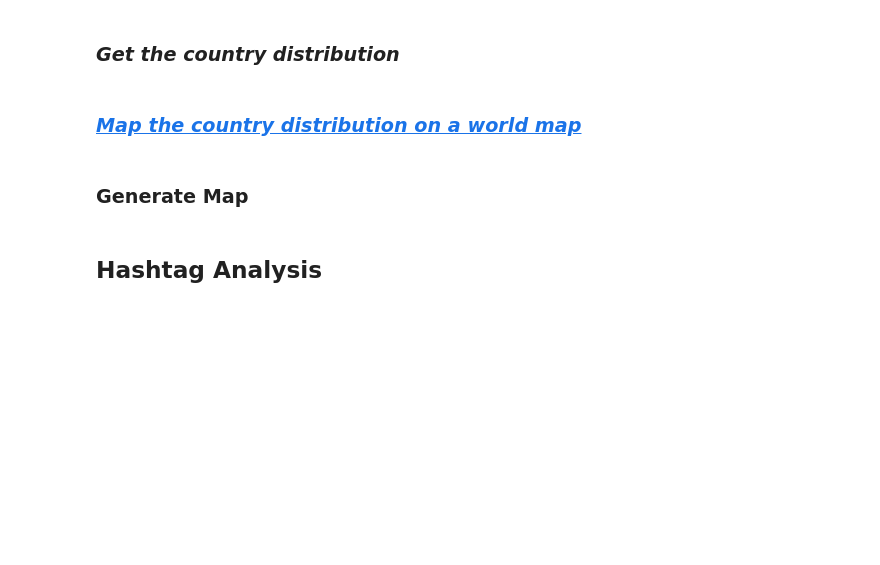
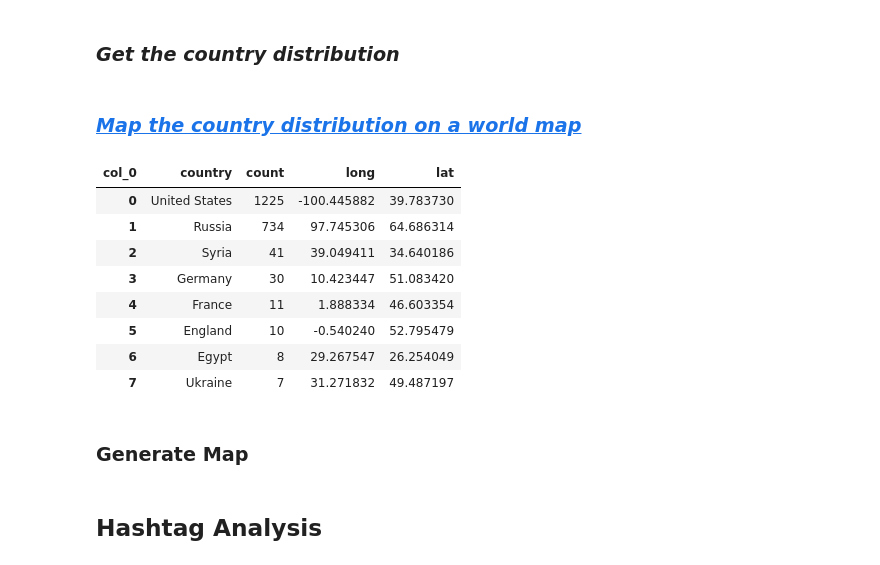
Before and after one commit to ashero0/elections-integrity-analysis, a Jupyter notebook: Milestone_1.ipynb, the cells around one changed output. Saved outputs shown, nothing was run; the diff lists cells and outputs as text; code cells hidden in the pictures; blank space fills up the shorter version.

```diff
--- a/Milestone_1.ipynb
+++ b/Milestone_1.ipynb
@@ -260,6 +277,18 @@ geolocator = Nominatim(user_agent="twitter_bot_analysis")
 # Get the long and lat coordinates of countries
 countries_cnt['long'] = [geolocator.geocode(str(x)).longitude for x in countries_cnt['country']]
 countries_cnt['lat'] = [geolocator.geocode(str(x)).latitude for x in countries_cnt['country']]
+# %%
+countries_cnt
+# %% [output]
+| col_0 | country | count | long | lat |
+| 0 | United States | 1225 | -100.445882 | 39.783730 |
+| 1 | Russia | 734 | 97.745306 | 64.686314 |
+| 2 | Syria | 41 | 39.049411 | 34.640186 |
+| 3 | Germany | 30 | 10.423447 | 51.083420 |
+| 4 | France | 11 | 1.888334 | 46.603354 |
+| 5 | England | 10 | -0.540240 | 52.795479 |
+| 6 | Egypt | 8 | 29.267547 | 26.254049 |
+| 7 | Ukraine | 7 | 31.271832 | 49.487197 |
 # %% [markdown]
 ### Generate Map
 # %%
```
Also changed, not shown: parts of 6 cells of this notebook, 2 other files.
